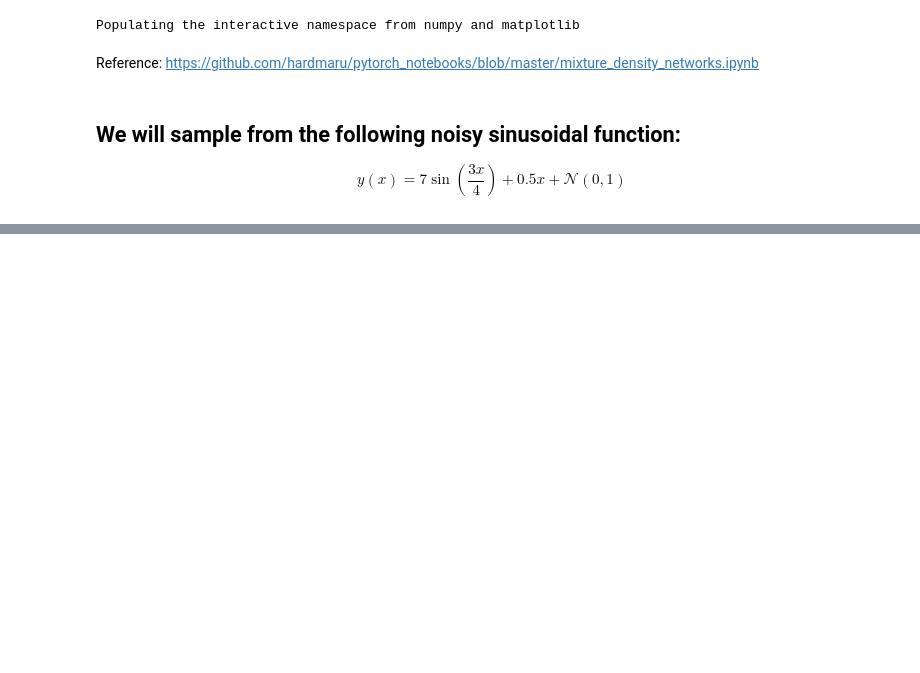
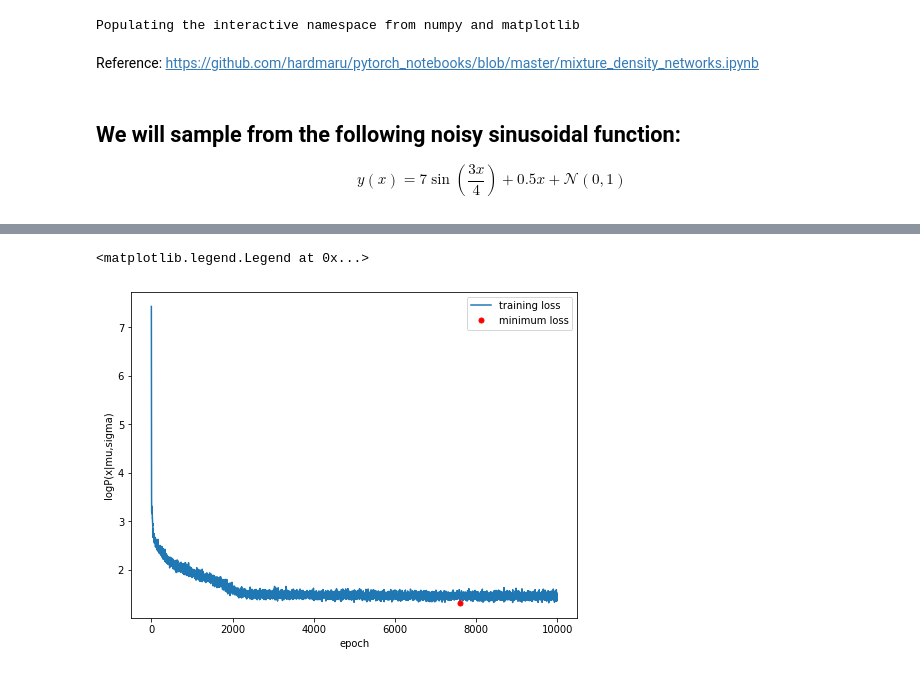
Before and after one commit to ICRAR/dl_workshop_2020, a Jupyter notebook: GMM_n_MDNs/Notebooks/MixDensNetwk_pytorch.ipynb, the cells around one changed output, grey strips where cells are left out. Cells and saved outputs as stored; diff of their text form; code cells hidden in the pictures; blank space fills up the shorter version.

```diff
--- a/GMM_n_MDNs/Notebooks/MixDensNetwk_pytorch.ipynb
+++ b/GMM_n_MDNs/Notebooks/MixDensNetwk_pytorch.ipynb
@@ -33,0 +91,36 @@ Text(0, 0.5, 'y')
+# %%
+net = MDN(n_hidden=256, n_gaussians=16).to(device)
+optimizer = torch.optim.Adam(net.parameters())
+# %%
+epochs = 10000
+batch_size=256
+loss_save = []
+loss_min = 1000.0
+# %%
+for epoch in range(epochs):
+
+    # Reverse the order of the data
+    #y_data, x_data = generate_data(batch_size)
+
+    # Or fit the original order
+    x_data, y_data = generate_data(batch_size)
+
+    x = torch.tensor(x_data).to(torch.float32).to(device)
+    y = torch.tensor(y_data).to(torch.float32).to(device)
+    pi, sigma, mu = net(x)
+    loss = net.mdn_loss_fn(pi, sigma, mu, y)
+    optimizer.zero_grad()
+    loss.backward()
+    optimizer.step()
+
+    loss_scalar = loss.item()
+
+    if loss_min >= loss_scalar:
+        loss_min = loss_scalar
+        torch.save(net.state_dict(),r'best_model.params')
+
+
+
+    loss_save += [loss_scalar]
+    if epoch % 500 == 0:
+        print("Epoch::{}, loss::{}".format(epoch, loss_scalar))
@@ -33,0 +148,11 @@ Text(0, 0.5, 'y')
+# %%
+fig = figure(figsize=(8,6))
+ax = fig.add_subplot(1,1,1)
+ax.plot(loss_save,label='training loss')
+ax.set_xlabel('epoch')
+ax.set_ylabel('logP(x|mu,sigma)')
+ax.plot(np.argmin(loss_save),loss_min,'ro',ms=5,label='minimum loss')
+legend()
+# %% [output]
+<matplotlib.legend.Legend at 0x...>
+[figure, added]
```
Also changed, not shown: parts of 15 cells of this notebook.
